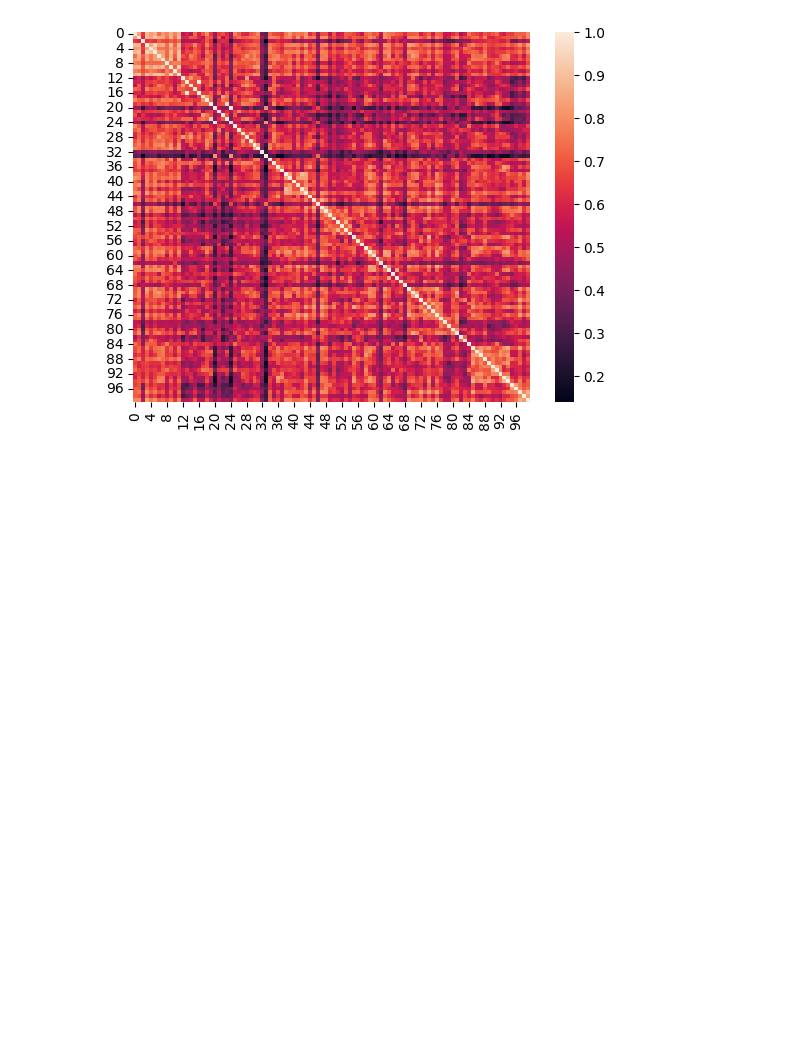
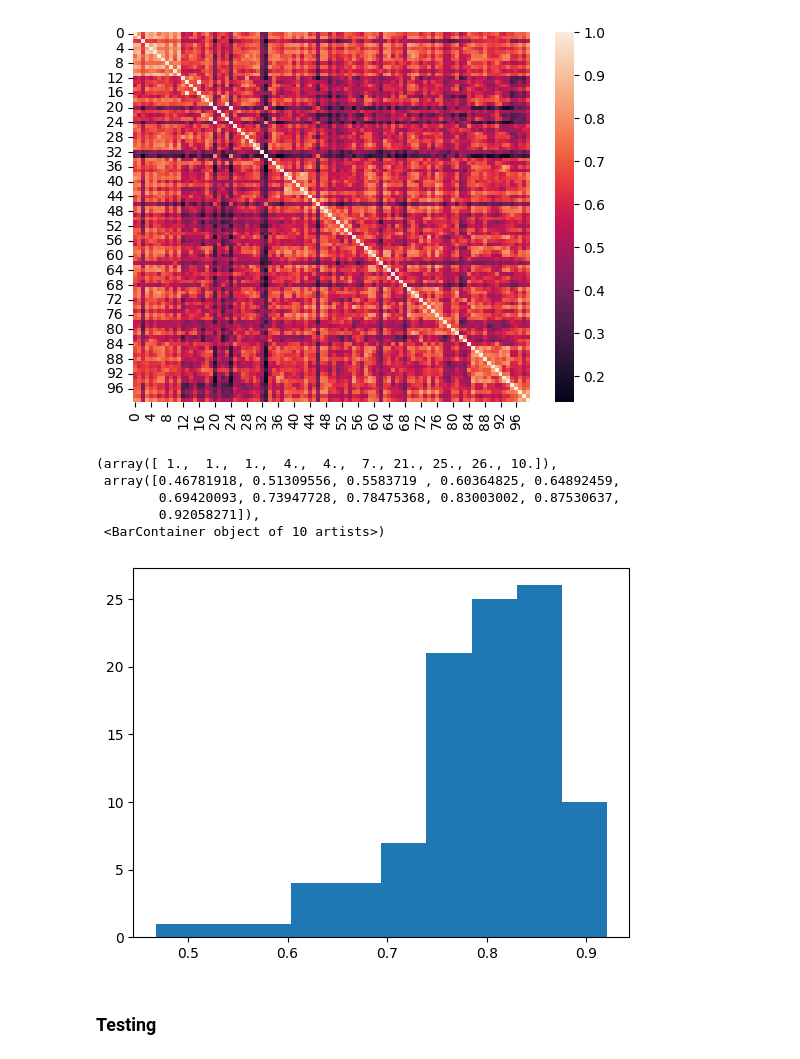
Before and after one commit to ColumbiaCysyphus/ml-dev, a Jupyter notebook: summer_2022/Workflow 2.ipynb, the cells around one changed output. Cells and saved outputs as stored; diff of their text form; code cells hidden in the pictures; blank space fills up the shorter version.

```diff
--- a/summer_2022/Recommendation_analysisv2.ipynb
+++ b/summer_2022/Workflow 2.ipynb
@@ -226,3 +166,18 @@ recomm = np.mean(sentence_embeddings,axis=0)
+# %%
+cluster1, cluster2 = kmeans.cluster_centers_
+# %%
+training_cosines = [max(cosine(cluster1, embedd), cosine(cluster2, embedd)) for embedd in sentence_embeddings]
+# %%
+plt.hist(training_cosines)
+# %% [output]
+(array([ 1.,  1.,  1.,  4.,  4.,  7., 21., 25., 26., 10.]),
+ array([0.46781918, 0.51309556, 0.5583719 , 0.60364825, 0.64892459,
+        0.69420093, 0.73947728, 0.78475368, 0.83003002, 0.87530637,
+        0.92058271]),
+ <BarContainer object of 10 artists>)
+[figure, added]
+# %% [markdown]
+### Testing
 # %%
 from tika import parser
 
```
Also changed, not shown: parts of 32 cells of this notebook, 3 other files.
